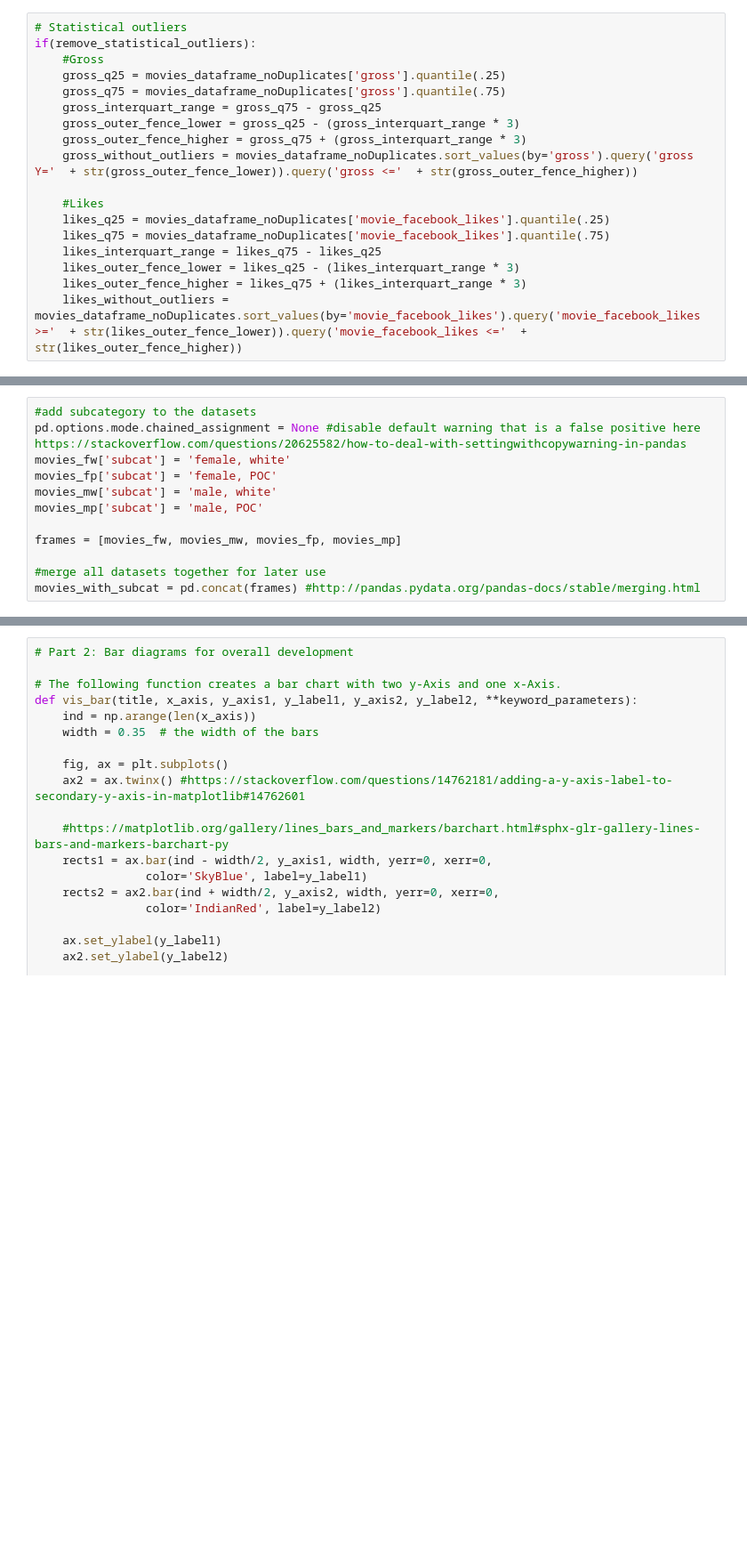
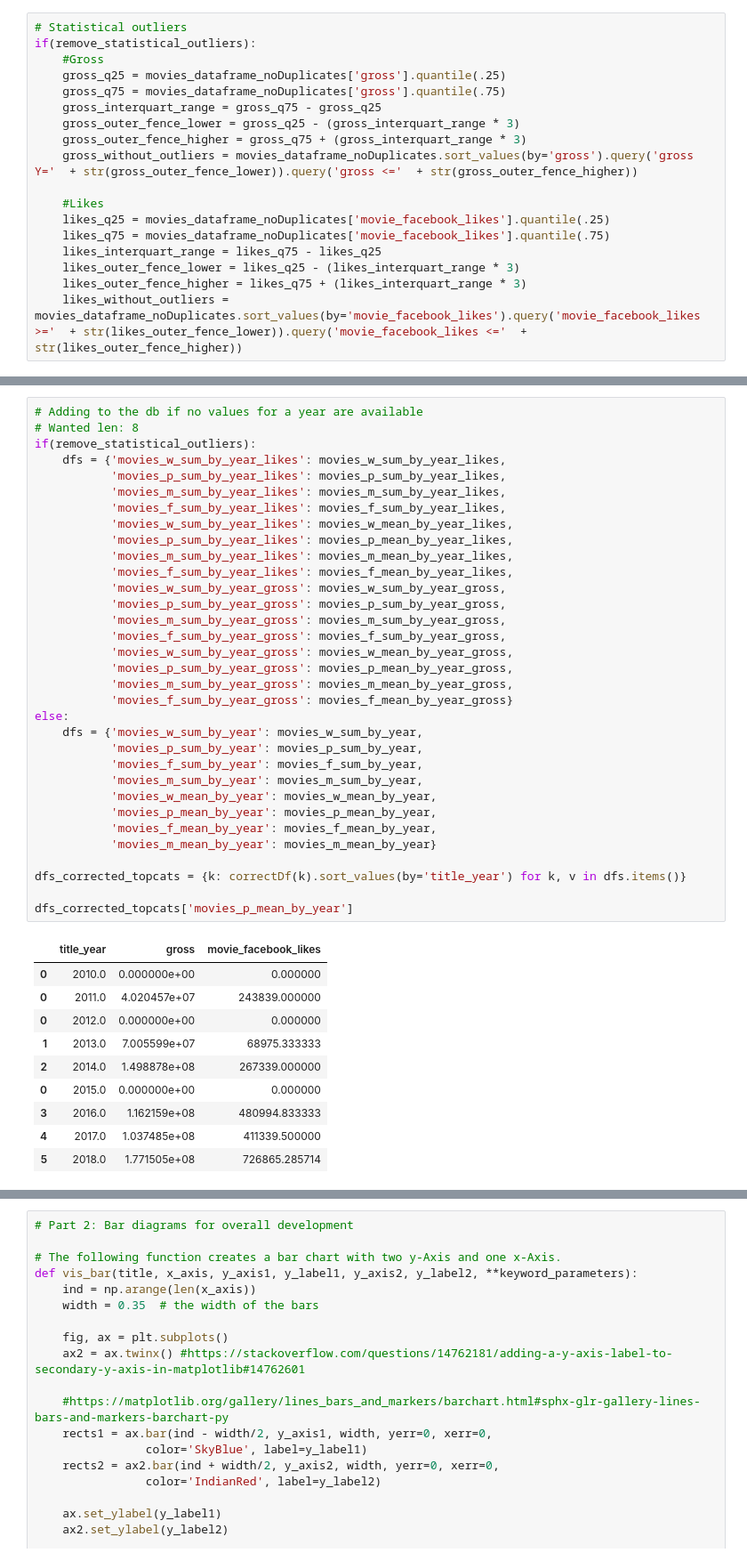
Before and after one commit to Data-Science-HTW/diversity-in-movies, a Jupyter notebook: Diversity In Movies 2.ipynb, the cells around one changed output, grey strips where cells are left out. Shown at 89% size. Drawn from its saved outputs; the diff is of its cells as text; blank space fills up the shorter version.

```diff
--- a/Diversity In Movies 2.ipynb
+++ b/Diversity In Movies 2.ipynb
@@ -363,12 +434,44 @@ Movies with lead actresses who are women of color, 0-values added for completene
-# %%
-#add subcategory to the datasets
-pd.options.mode.chained_assignment = None #disable default warning that is a false positive here https://stackoverflow.com/questions/20625582/how-to-deal-with-settingwithcopywarning-in-pandas
-movies_fw['subcat'] = 'female, white'
-movies_fp['subcat'] = 'female, POC'
-movies_mw['subcat'] = 'male, white'
-movies_mp['subcat'] = 'male, POC'
-
-frames = [movies_fw, movies_mw, movies_fp, movies_mp]
-
-#merge all datasets together for later use
-movies_with_subcat = pd.concat(frames) #http://pandas.pydata.org/pandas-docs/stable/merging.html
+# %%
+# Adding to the db if no values for a year are available
+# Wanted len: 8
+if(remove_statistical_outliers):
+    dfs = {'movies_w_sum_by_year_likes': movies_w_sum_by_year_likes,
+           'movies_p_sum_by_year_likes': movies_p_sum_by_year_likes,
+           'movies_m_sum_by_year_likes': movies_m_sum_by_year_likes,
+           'movies_f_sum_by_year_likes': movies_f_sum_by_year_likes,
+           'movies_w_sum_by_year_likes': movies_w_mean_by_year_likes,
+           'movies_p_sum_by_year_likes': movies_p_mean_by_year_likes,
+           'movies_m_sum_by_year_likes': movies_m_mean_by_year_likes,
+           'movies_f_sum_by_year_likes': movies_f_mean_by_year_likes,
+           'movies_w_sum_by_year_gross': movies_w_sum_by_year_gross,
+           'movies_p_sum_by_year_gross': movies_p_sum_by_year_gross,
+           'movies_m_sum_by_year_gross': movies_m_sum_by_year_gross,
+           'movies_f_sum_by_year_gross': movies_f_sum_by_year_gross,
+           'movies_w_sum_by_year_gross': movies_w_mean_by_year_gross,
+           'movies_p_sum_by_year_gross': movies_p_mean_by_year_gross,
+           'movies_m_sum_by_year_gross': movies_m_mean_by_year_gross,
+           'movies_f_sum_by_year_gross': movies_f_mean_by_year_gross}
+else:
+    dfs = {'movies_w_sum_by_year': movies_w_sum_by_year,
+           'movies_p_sum_by_year': movies_p_sum_by_year,
+           'movies_f_sum_by_year': movies_f_sum_by_year,
+           'movies_m_sum_by_year': movies_m_sum_by_year,
+           'movies_w_mean_by_year': movies_w_mean_by_year,
+           'movies_p_mean_by_year': movies_p_mean_by_year,
+           'movies_f_mean_by_year': movies_f_mean_by_year,
+           'movies_m_mean_by_year': movies_m_mean_by_year}
+
+dfs_corrected_topcats = {k: correctDf(k).sort_values(by='title_year') for k, v in dfs.items()}
+
+dfs_corrected_topcats['movies_p_mean_by_year']
+# %% [output]
+|  | title_year | gross | movie_facebook_likes |
+| 0 | 2010.0 | 0.000000e+00 | 0.000000 |
+| 0 | 2011.0 | 4.020457e+07 | 243839.000000 |
+| 0 | 2012.0 | 0.000000e+00 | 0.000000 |
+| 1 | 2013.0 | 7.005599e+07 | 68975.333333 |
+| 2 | 2014.0 | 1.498878e+08 | 267339.000000 |
+| 0 | 2015.0 | 0.000000e+00 | 0.000000 |
+| 3 | 2016.0 | 1.162159e+08 | 480994.833333 |
+| 4 | 2017.0 | 1.037485e+08 | 411339.500000 |
+| 5 | 2018.0 | 1.771505e+08 | 726865.285714 |
```
Also changed, not shown: parts of 16 cells of this notebook, 1 other file.
